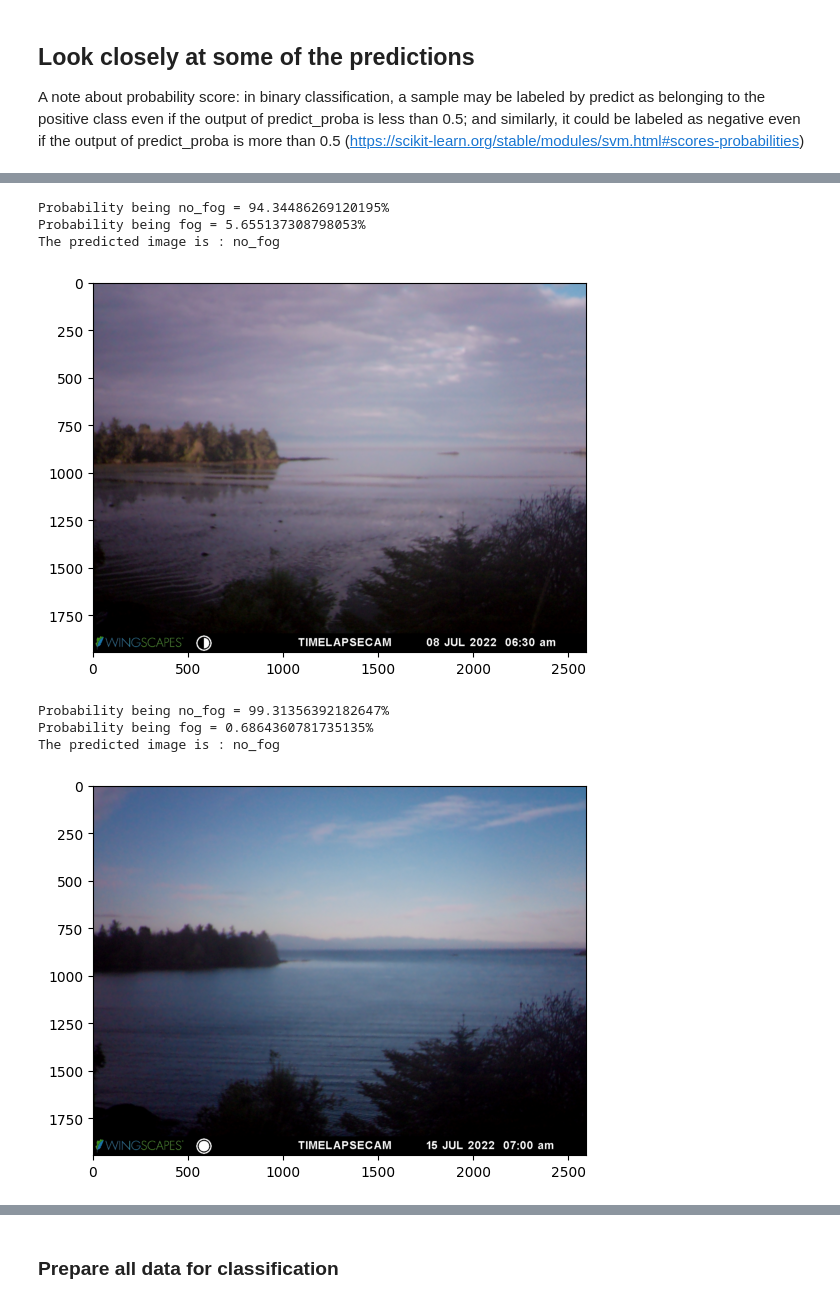
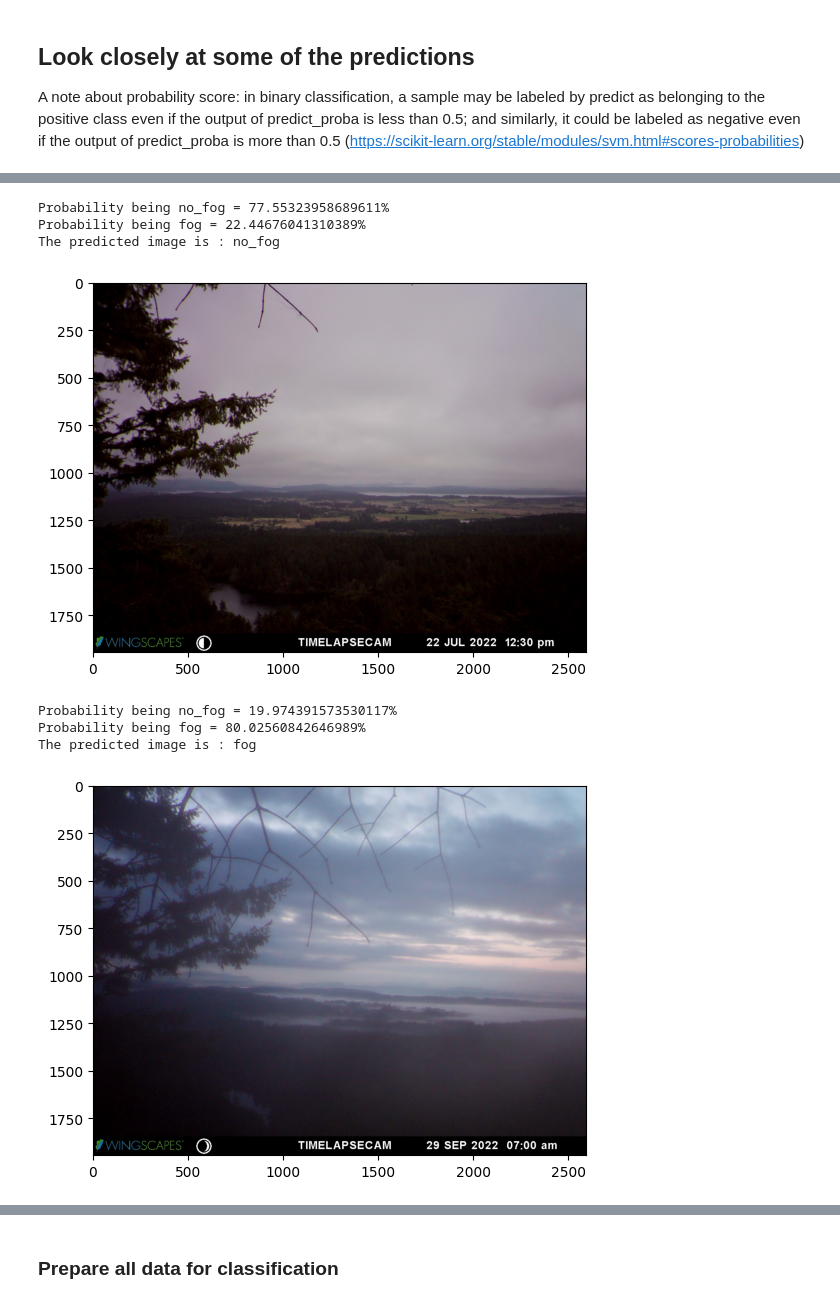
Before and after one commit to autumn-yng/summerfog, a Jupyter notebook: img_classification.ipynb, the cells around one changed output, grey strips where cells are left out. Saved outputs shown, nothing was run; the diff lists cells and outputs as text; code cells hidden in the pictures.

Commit message:
Add classification for Mt Dallas

```diff
--- a/img_classification.ipynb
+++ b/img_classification.ipynb
@@ -28,7 +28,7 @@ from sklearn.metrics import classification_report
 # %% [markdown]
 ## Prepare training data
 # %%
-input_dir = '/Users/autumn_yngoc/Downloads/Marine Fog/False Bay May-Jul 2022 photos'
+input_dir = '/Users/autumn_yngoc/Downloads/Marine Fog/Mt Dallas Jul-Sep 2022 photos'
 categories = ['no_fog', 'fog'] # no_fog as 0, and fog as 1
 
 img_list = []
@@ -40,6 +40,7 @@ label_list = [] # target array
 for category_idx, category in enumerate(categories):
     # Find all the image files
     files = glob.glob(os.path.join(input_dir, category, '*.JPG'))
+    print(len(files))
     for file in files:
         # Read each image file into a 3D array of numbers
         img = imread(file)
@@ -64,7 +70,7 @@ x_train, x_test, y_train, y_test = train_test_split(data, labels, test_size=0.3,
 # %%
 classifier = SVC(probability=True)
 # %%
-parameters = [{'gamma': [0.1, 0.01, 0.001, 0.0001], 'C': [1, 10, 100]}]
+parameters = [{'gamma': [0.01, 0.001, 0.0001, 0.00001], 'C': [1, 10, 100, 1000, 10000]}]
 # %%
 # GridSearchCV will perform an exhaustive search over all possible combinations of hyperparameters to find the optimal values
 grid_search = GridSearchCV(classifier, parameters)
@@ -119,25 +131,25 @@ The predicted image is : no_fog
 # %%
-plt.imshow(img_list[4])
-probability = best_estimator.predict_proba([data[4]])
+plt.imshow(img_list[30])
+probability = best_estimator.predict_proba([data[30]])
 for ind,val in enumerate(categories):
     print(f'Probability being {val} = {probability[0][ind]*100}%')
-print("The predicted image is : "+categories[best_estimator.predict([data[4]])[0]])
+print("The predicted image is : "+categories[best_estimator.predict([data[30]])[0]])
 # %% [output]
-Probability being no_fog = 94.34486269120195%
-Probability being fog = 5.655137308798053%
+Probability being no_fog = 77.55323958689611%
+Probability being fog = 22.44676041310389%
 The predicted image is : no_fog
-[figure, old version]
+[figure, new version]
 # %%
-plt.imshow(img_list[8])
-probability = best_estimator.predict_proba([data[8]])
+plt.imshow(img_list[-40])
+probability = best_estimator.predict_proba([data[-40]])
 for ind,val in enumerate(categories):
     print(f'Probability being {val} = {probability[0][ind]*100}%')
-print("The predicted image is : "+categories[best_estimator.predict([data[8]])[0]])
+print("The predicted image is : "+categories[best_estimator.predict([data[-40]])[0]])
 # %% [output]
-Probability being no_fog = 99.31356392182647%
-Probability being fog = 0.6864360781735135%
-The predicted image is : no_fog
+Probability being no_fog = 19.974391573530117%
+Probability being fog = 80.02560842646989%
+The predicted image is : fog
-[figure, old version]
+[figure, new version]
 # %%
 plt.imshow(img_list[-1])
 probability = best_estimator.predict_proba([data[-1]])
```
Also changed, not shown: parts of 15 cells of this notebook, 3 other files.
